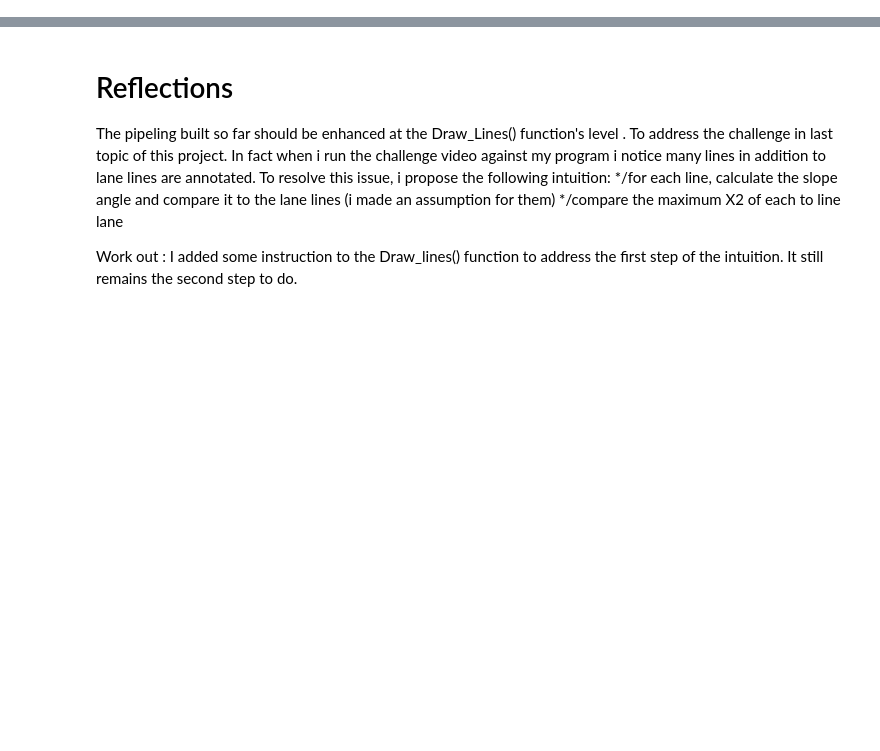
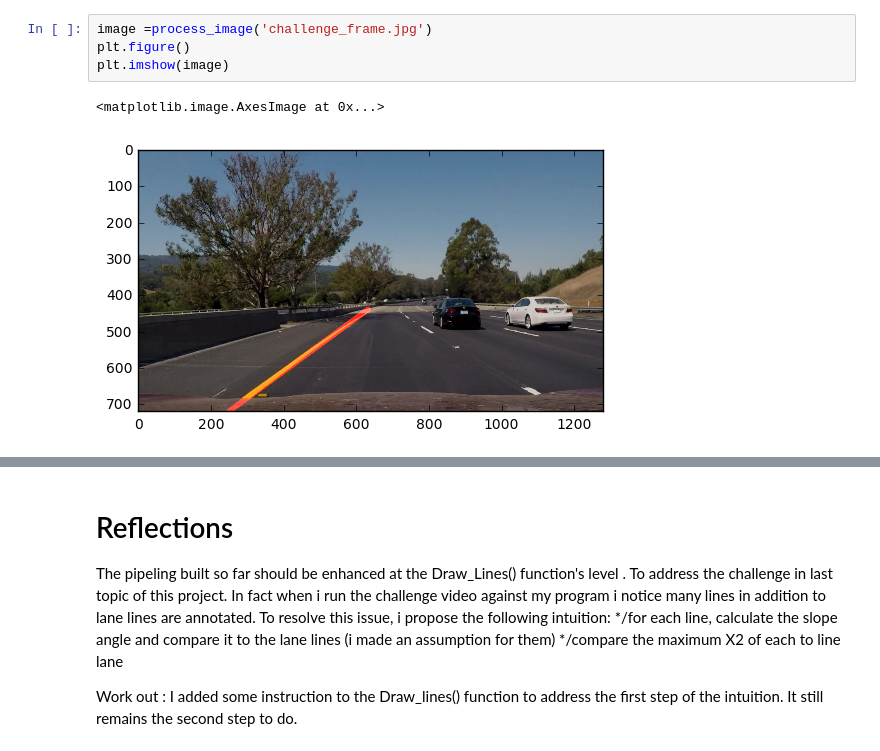
Before and after one commit to Angels200/CarND-LaneLinesP1, a Jupyter notebook: findLaneLines.ipynb, the cells around one changed output, grey strips where cells are left out. Drawn from its saved outputs; the diff is of its cells as text; blank space fills up the shorter version.

```diff
--- a/findLaneLines.ipynb
+++ b/findLaneLines.ipynb
@@ -258,3 +296,10 @@ This image is: <class 'numpy.ndarray'> with dimesions: (540, 960, 3)
+# %%
+image =process_image('challenge_frame.jpg')
+plt.figure()
+plt.imshow(image)
+# %% [output]
+<matplotlib.image.AxesImage at 0x...>
+[figure, added]
 # %%
 #'''Process the test images'''
 processBatchImage("test_images/")
```
Also changed, not shown: parts of 6 cells of this notebook.
